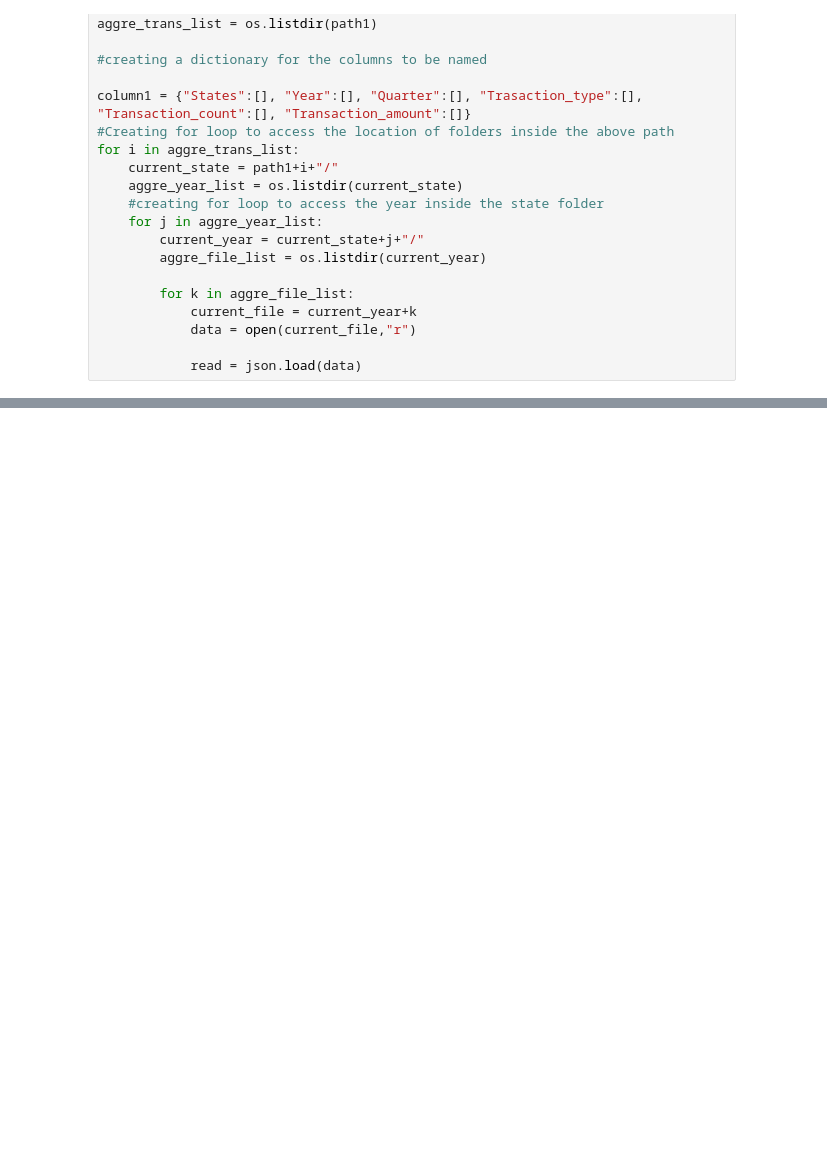
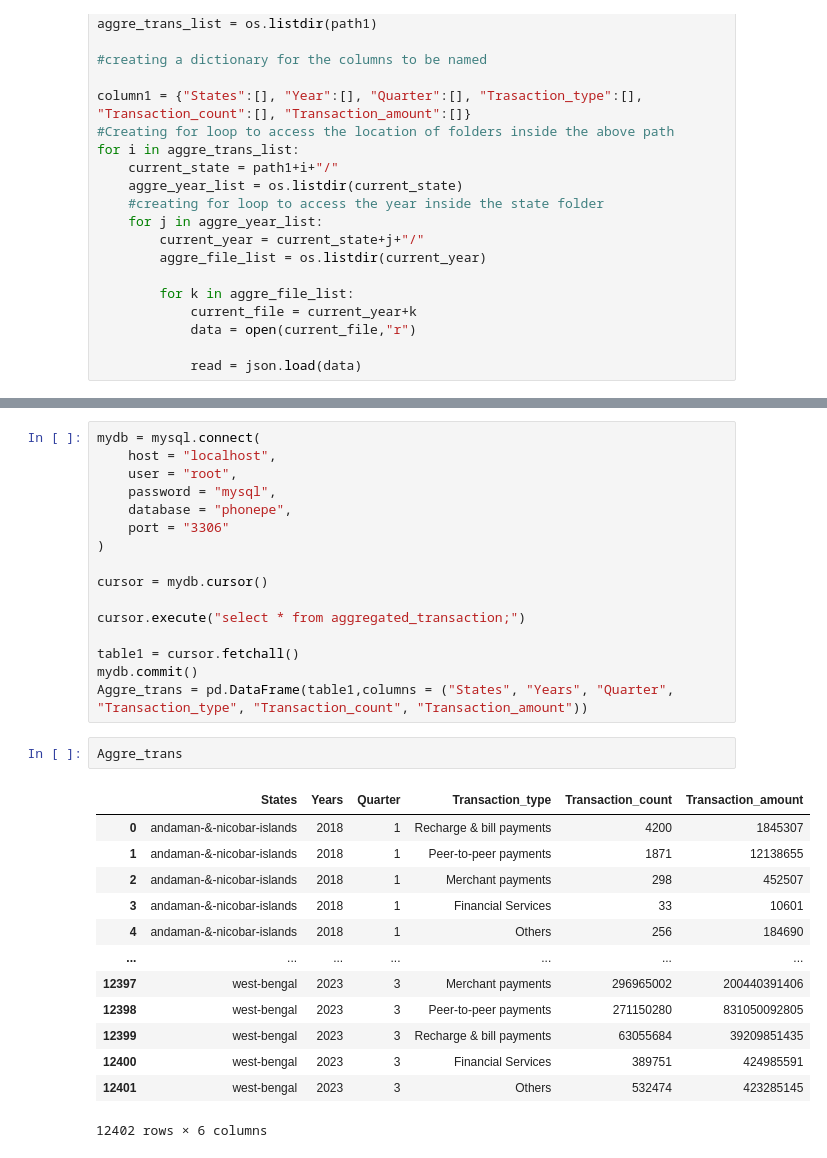
Before and after one commit to Nivetha-I/PhonePe, a Jupyter notebook: phonepetest.ipynb, the cells around one changed output, grey strips where cells are left out. Drawn from its saved outputs; the diff is of its cells as text; blank space fills up the shorter version.

```diff
--- a/phonepetest.ipynb
+++ b/phonepetest.ipynb
@@ -64,0 +437,32 @@ read
+# %%
+mydb = mysql.connect(
+    host = "localhost",
+    user = "root",
+    password = "mysql",
+    database = "phonepe",
+    port = "3306"
+)
+
+cursor = mydb.cursor()
+
+cursor.execute("select * from aggregated_transaction;")
+
+table1 = cursor.fetchall()
+mydb.commit()
+Aggre_trans = pd.DataFrame(table1,columns = ("States", "Years", "Quarter", "Transaction_type", "Transaction_count", "Transaction_amount"))
+# %%
+Aggre_trans
+# %% [output]
+|  | States | Years | Quarter | Transaction_type | Transaction_count | Transaction_amount |
+| 0 | andaman-&-nicobar-islands | 2018 | 1 | Recharge & bill payments | 4200 | 1845307 |
+| 1 | andaman-&-nicobar-islands | 2018 | 1 | Peer-to-peer payments | 1871 | 12138655 |
+| 2 | andaman-&-nicobar-islands | 2018 | 1 | Merchant payments | 298 | 452507 |
+| 3 | andaman-&-nicobar-islands | 2018 | 1 | Financial Services | 33 | 10601 |
+| 4 | andaman-&-nicobar-islands | 2018 | 1 | Others | 256 | 184690 |
+| ... | ... | ... | ... | ... | ... | ... |
+| 12397 | west-bengal | 2023 | 3 | Merchant payments | 296965002 | 200440391406 |
+| 12398 | west-bengal | 2023 | 3 | Peer-to-peer payments | 271150280 | 831050092805 |
+| 12399 | west-bengal | 2023 | 3 | Recharge & bill payments | 63055684 | 39209851435 |
+| 12400 | west-bengal | 2023 | 3 | Financial Services | 389751 | 424985591 |
+| 12401 | west-bengal | 2023 | 3 | Others | 532474 | 423285145 |
+12402 rows × 6 columns
```
Also changed, not shown: parts of 20 cells of this notebook, 17 other files.
